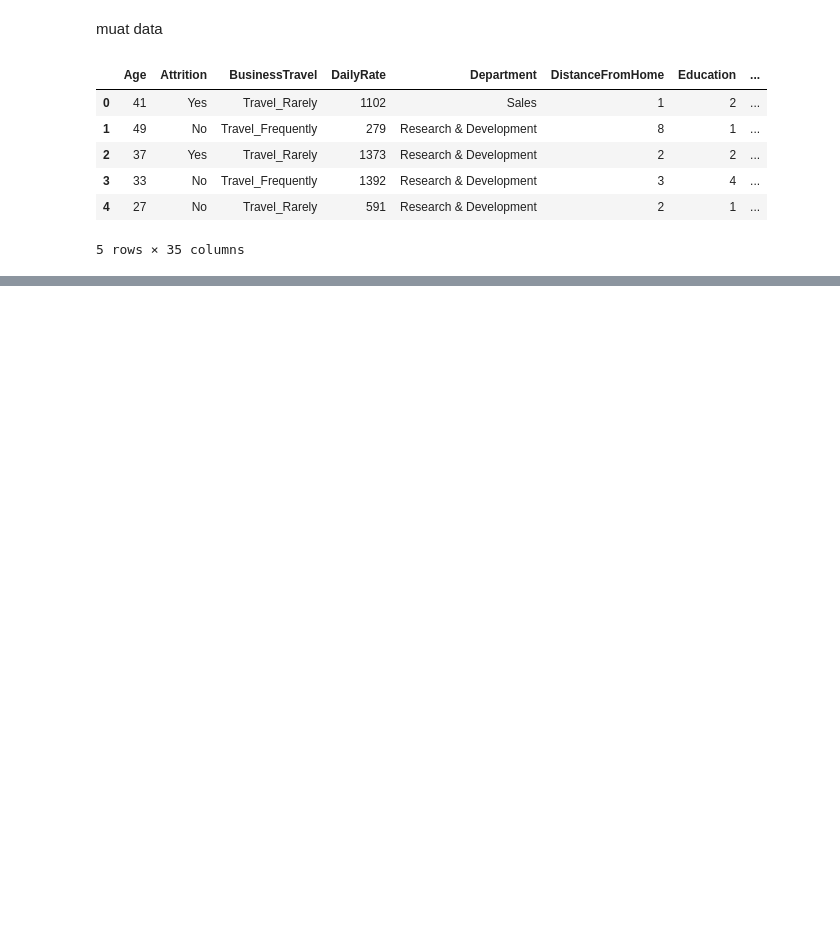
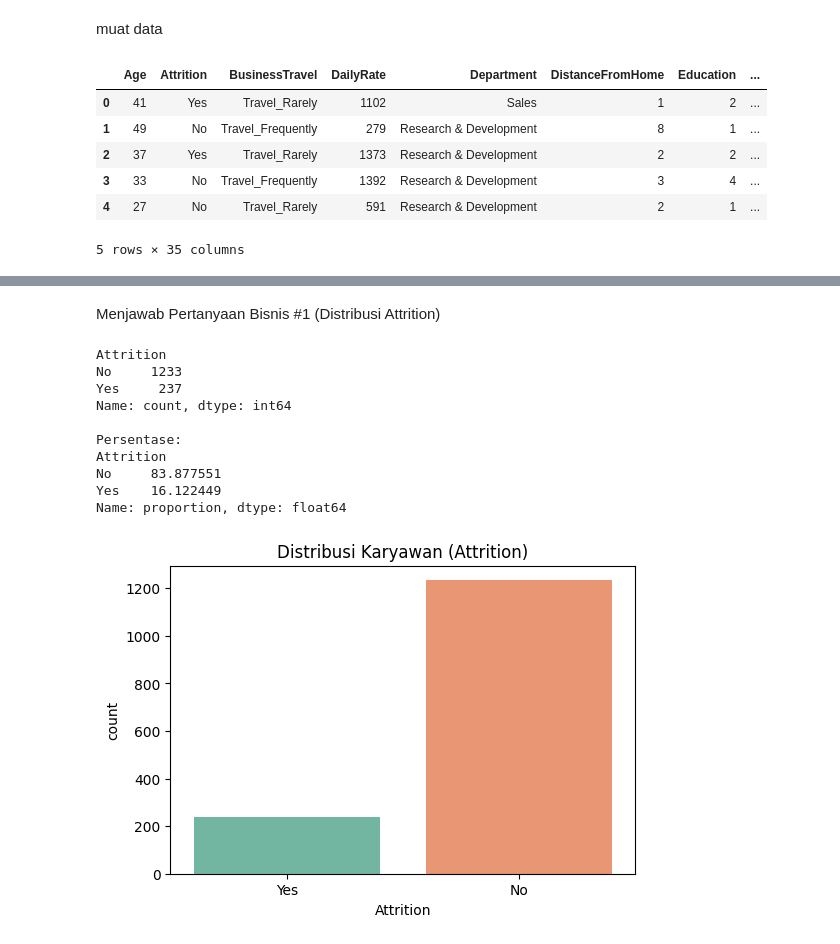
Before and after one commit to Mikhsanaaa/hr-dashboard, a Jupyter notebook: data/notebooks/01_eda.ipynb, the cells around one changed output, grey strips where cells are left out. Drawn from its saved outputs; the diff is of its cells as text; code cells hidden in the pictures; blank space fills up the shorter version.

```diff
--- a/data/notebooks/01_eda.ipynb
+++ b/data/notebooks/01_eda.ipynb
@@ -20,0 +60,25 @@ df.head()
+# %% [markdown]
+Menjawab Pertanyaan Bisnis #1 (Distribusi Attrition)
+# %%
+# Cek jumlah karyawan yang resign vs bertahan
+print(df['Attrition'].value_counts())
+print("\nPersentase:")
+print(df['Attrition'].value_counts(normalize=True) * 100)
+
+# Visualisasi
+plt.figure(figsize=(6, 4))
+sns.countplot(data=df, x='Attrition', hue='Attrition', palette='Set2', legend=False)
+plt.title('Distribusi Karyawan (Attrition)')
+plt.show()
+# %% [output]
+Attrition
+No     1233
+Yes     237
+Name: count, dtype: int64
+
+Persentase:
+Attrition
+No     83.877551
+Yes    16.122449
+Name: proportion, dtype: float64
+[figure, added]
```
Also changed, not shown: parts of 8 cells of this notebook, 11 other files.
